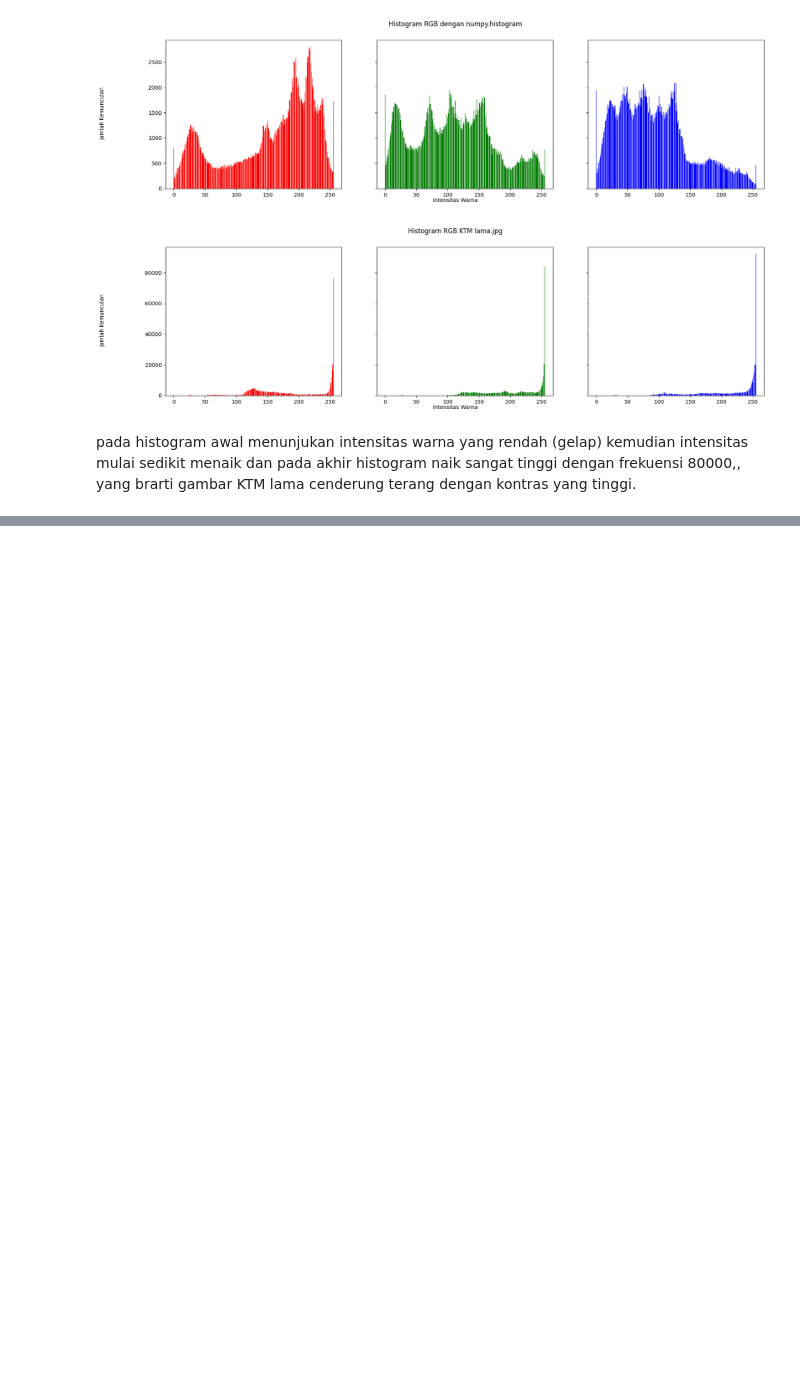
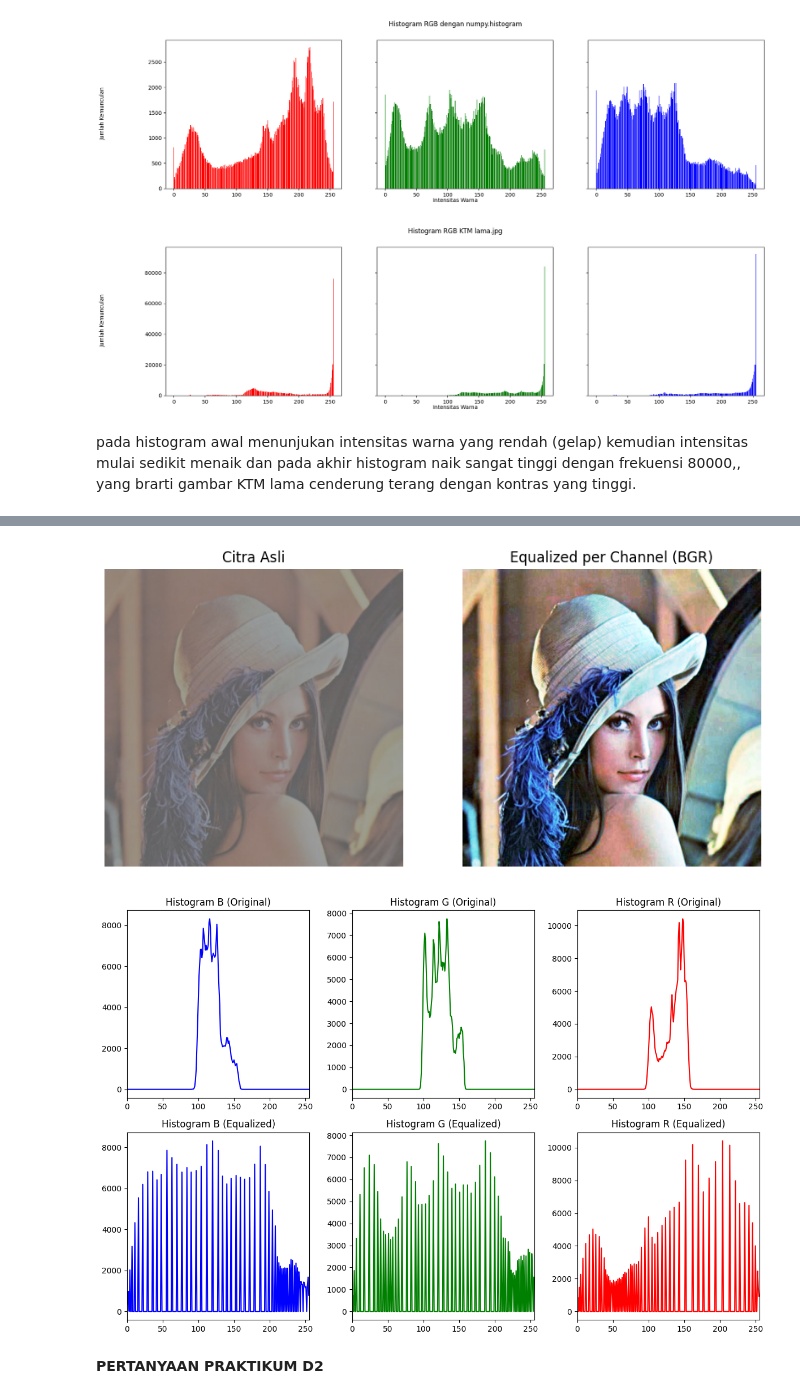
Before and after one commit to AlvinAditiya117/PCVK25_3F_04, a Jupyter notebook: Week5_04.ipynb, the cells around one changed output, grey strips where cells are left out. Drawn from its saved outputs; the diff is of its cells as text; code cells hidden in the pictures; blank space fills up the shorter version.

```diff
--- a/Week5_04.ipynb
+++ b/Week5_04.ipynb
@@ -125,0 +182,54 @@ pada histogram awal menunjukan intensitas warna yang rendah (gelap) kemudian int
+# %%
+import cv2 as cv
+import matplotlib.pyplot as plt
+
+# Baca gambar
+img = cv.imread('/content/drive/MyDrive/Colab Notebooks/PCVK25_3F_04/lena_lc.jpg')
+
+# Pisahkan channel BGR
+b, g, r = cv.split(img)
+
+# Equalize setiap channel
+b_eq = cv.equalizeHist(b)
+g_eq = cv.equalizeHist(g)
+r_eq = cv.equalizeHist(r)
+
+# Gabungkan kembali
+img_eq_bgr = cv.merge((b_eq, g_eq, r_eq))
+
+# Tampilkan hasil
+plt.figure(figsize=(10,5))
+plt.subplot(1,2,1)
+plt.imshow(cv.cvtColor(img, cv.COLOR_BGR2RGB))
+plt.title("Citra Asli")
+plt.axis("off")
+
+plt.subplot(1,2,2)
+plt.imshow(cv.cvtColor(img_eq_bgr, cv.COLOR_BGR2RGB))
+plt.title("Equalized per Channel (BGR)")
+plt.axis("off")
+plt.show()
+
+# Plot histogram sebelum & sesudah
+colors = ('b','g','r')
+plt.figure(figsize=(12,8))
+for i,col in enumerate(colors):
+    histr = cv.calcHist([img],[i],None,[256],[0,256])
+    plt.subplot(2,3,i+1)
+    plt.plot(histr,color=col)
+    plt.title(f'Histogram {col.upper()} (Original)')
+    plt.xlim([0,256])
+
+    histr_eq = cv.calcHist([img_eq_bgr],[i],None,[256],[0,256])
+    plt.subplot(2,3,i+4)
+    plt.plot(histr_eq,color=col)
+    plt.title(f'Histogram {col.upper()} (Equalized)')
+    plt.xlim([0,256])
+
+plt.tight_layout()
+plt.show()
+# %% [output]
+[figure, added]
+[figure, added]
+# %% [markdown]
+**PERTANYAAN PRAKTIKUM D2**
```
Also changed, not shown: parts of 3 cells of this notebook.
